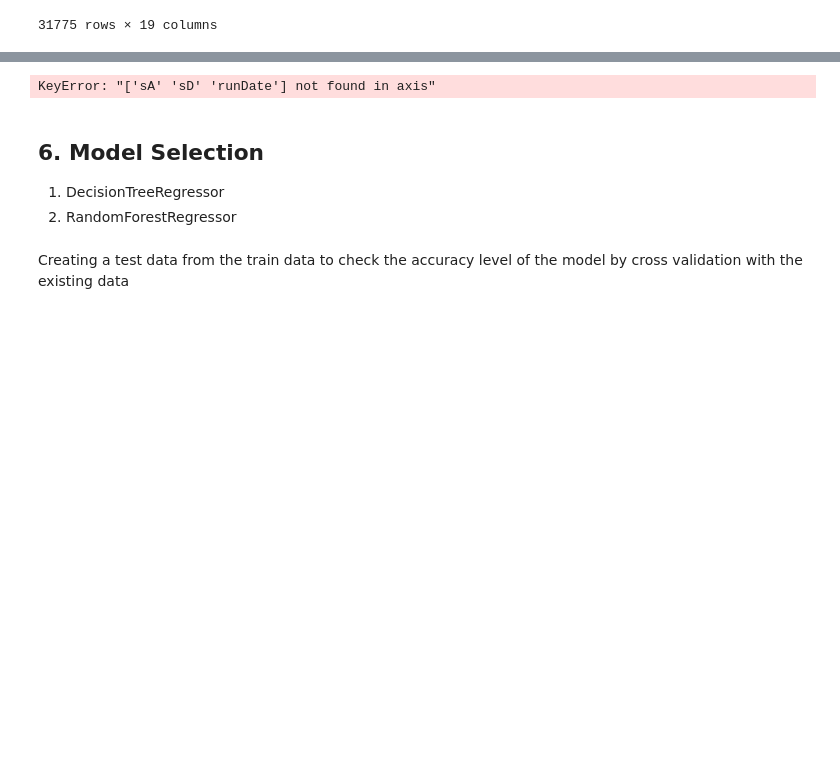
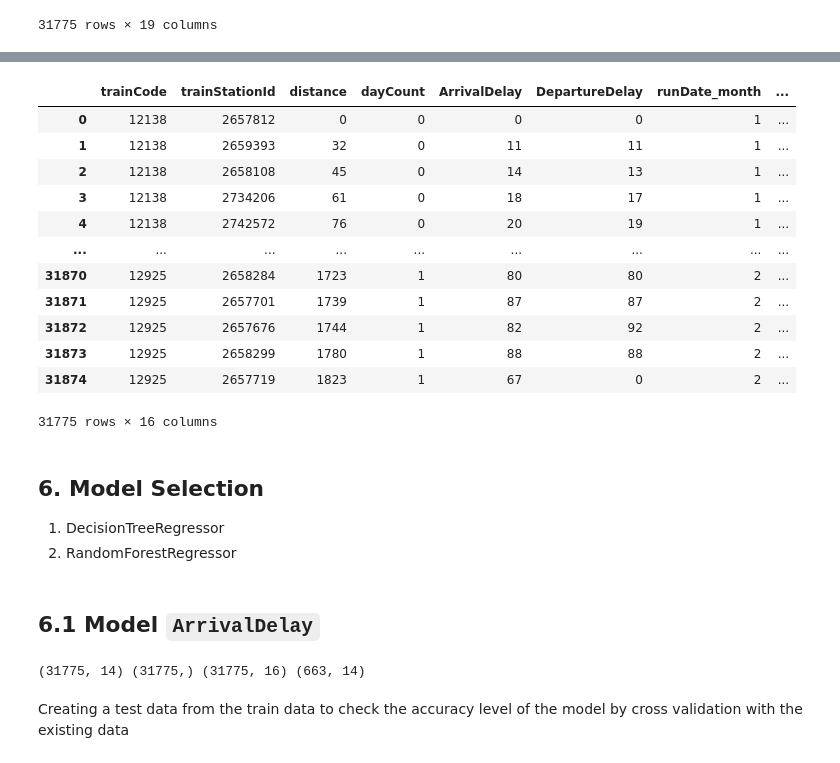
Before and after one commit to anoushkrit/travel-time-prediction, a Jupyter notebook: main.ipynb, the cells around one changed output, grey strips where cells are left out. Drawn from its saved outputs; the diff is of its cells as text; code cells hidden in the pictures; blank space fills up the shorter version.

```diff
--- a/main.ipynb
+++ b/main.ipynb
@@ -333,22 +340,41 @@ test
 # %%
 ## Dropping sA, sD, and runDate
 
 train = train.drop(['sA', 'sD', 'runDate'], axis=1)
-test = test.drop(['sA', 'sD', 'runDate'], axis=1)
-test['day'] = LabelEncoder().fit_transform(test['day'])
+test = test.drop(['sA', 'sD', 'runDate', 'day'], axis=1)
+
+# Since the day is a derived feature and there are only 2 uniques values for 'day' i.e. Wednesday or Thursday. Hence dropping 'day' also
+train
 # %% [output]
+|  | trainCode | trainStationId | distance | dayCount | ArrivalDelay | DepartureDelay | runDate_month | ... |
+| 0 | 12138 | 2657812 | 0 | 0 | 0 | 0 | 1 | ... |
+| 1 | 12138 | 2659393 | 32 | 0 | 11 | 11 | 1 | ... |
+| 2 | 12138 | 2658108 | 45 | 0 | 14 | 13 | 1 | ... |
+| 3 | 12138 | 2734206 | 61 | 0 | 18 | 17 | 1 | ... |
+| 4 | 12138 | 2742572 | 76 | 0 | 20 | 19 | 1 | ... |
+| ... | ... | ... | ... | ... | ... | ... | ... | ... |
+| 31870 | 12925 | 2658284 | 1723 | 1 | 80 | 80 | 2 | ... |
+| 31871 | 12925 | 2657701 | 1739 | 1 | 87 | 87 | 2 | ... |
+| 31872 | 12925 | 2657676 | 1744 | 1 | 82 | 92 | 2 | ... |
+| 31873 | 12925 | 2658299 | 1780 | 1 | 88 | 88 | 2 | ... |
+| 31874 | 12925 | 2657719 | 1823 | 1 | 67 | 0 | 2 | ... |
-KeyError: "['sA' 'sD' 'runDate'] not found in axis"
+31775 rows × 16 columns
 # %% [markdown]
 ## 6. Model Selection
 
 1. DecisionTreeRegressor
 2. RandomForestRegressor
+# %% [markdown]
+## 6.1 Model `ArrivalDelay`
 # %%
 # Get the Dependent and Independent Features.
 ##  Model AD
 
 X = train.drop(['ArrivalDelay', 'DepartureDelay'], axis=1)
 Y = train['ArrivalDelay']
+print(X.shape, Y.shape, train.shape, test.shape)
+# %% [output]
+(31775, 14) (31775,) (31775, 16) (663, 14)
 # %% [markdown]
 Creating a test data from the train data to check the accuracy level of the model by cross validation with the existing data
 # %%
```
Also changed, not shown: parts of 32 cells of this notebook, 2 other files.
